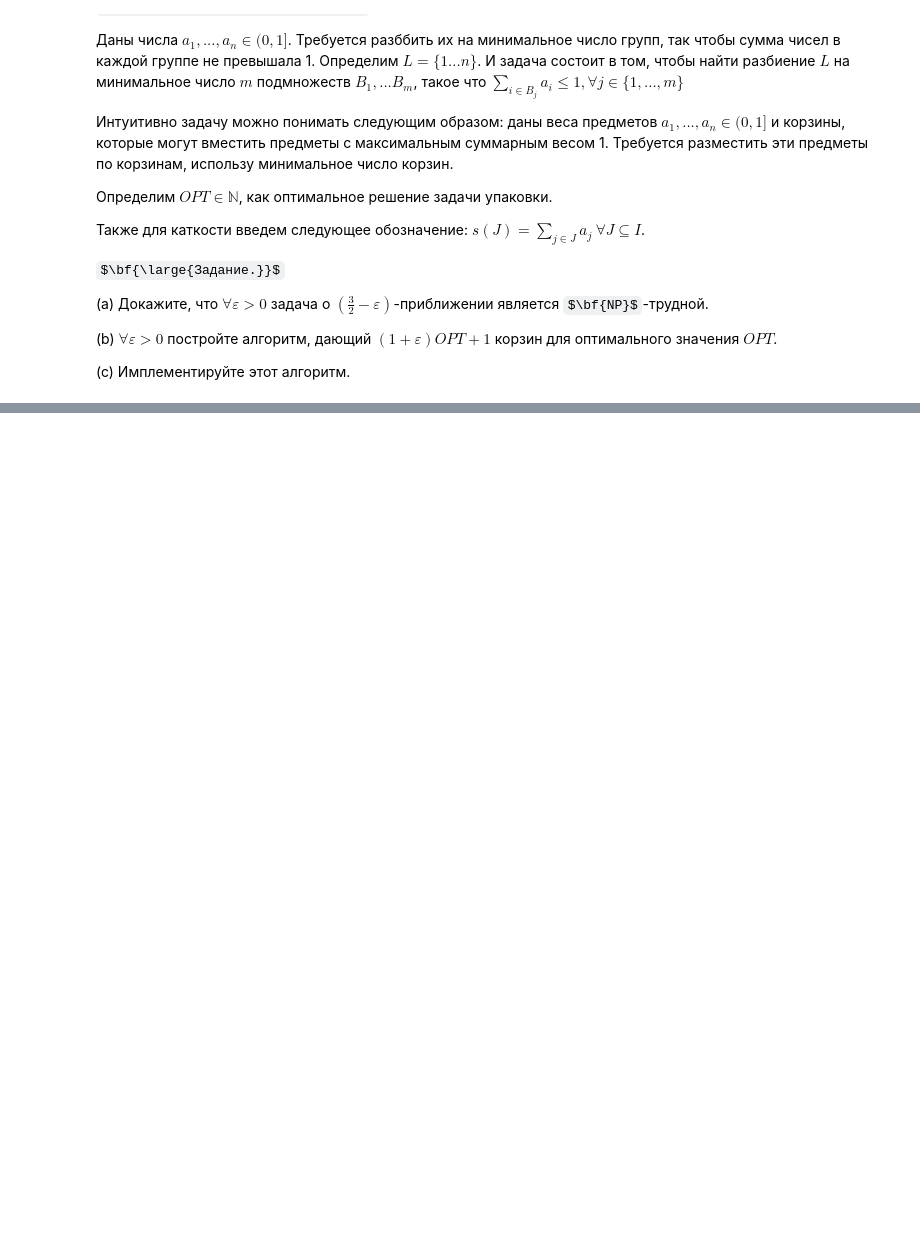
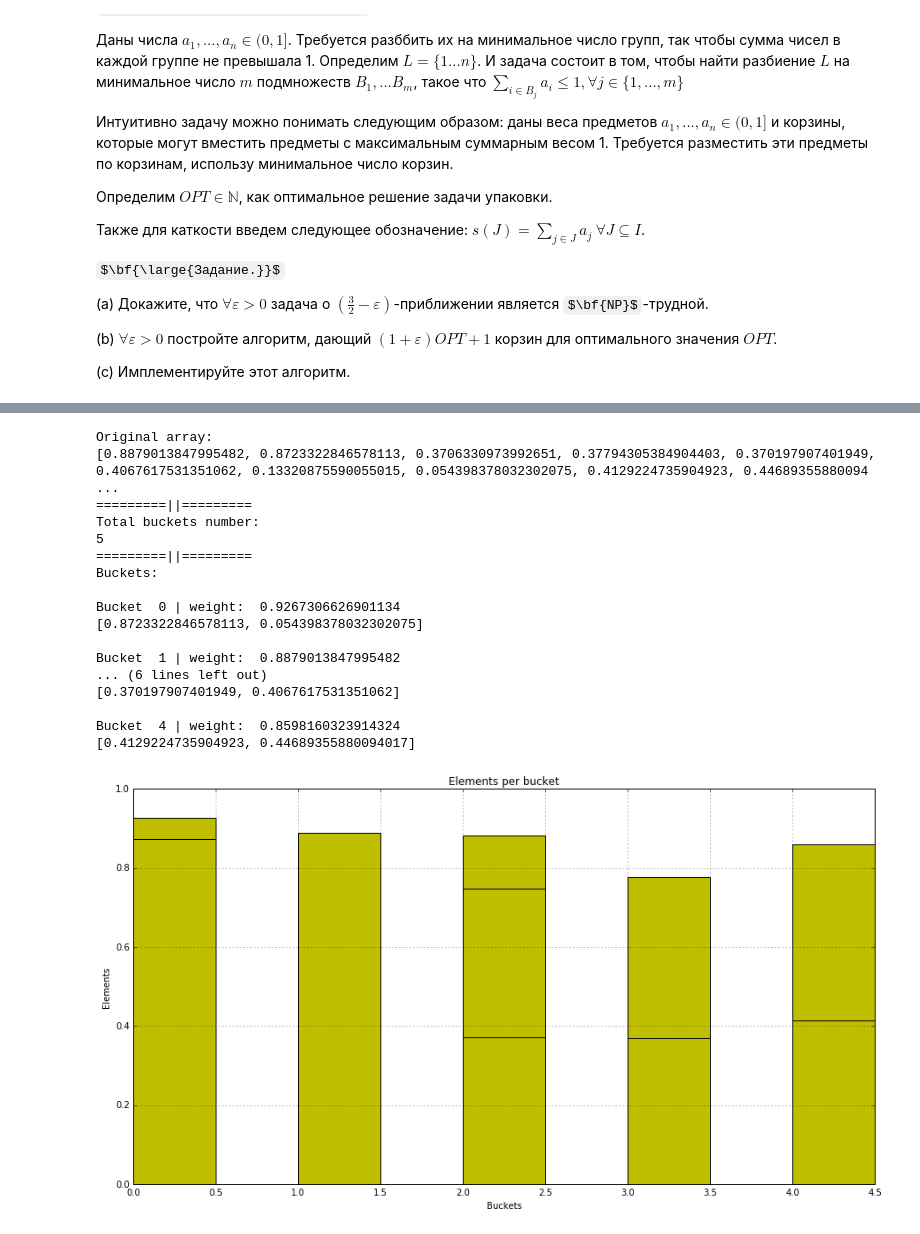
Before and after one commit to KomarovMikhail/Complexity, a Jupyter notebook: theory.ipynb, the cells around one changed output, grey strips where cells are left out. Drawn from its saved outputs; the diff is of its cells as text; code cells hidden in the pictures; some formulas as TeX source; blank space fills up the shorter version.

```diff
--- a/theory.ipynb
+++ b/theory.ipynb
@@ -85,0 +325,24 @@ $k(I) \leq \frac{OPT(I)}{1-\varepsilon} + 1 \leq (1+2\varepsilon)OPT(I) + 1.$
+# %%
+task = Packer(10, 0.7)
+task.run()
+task.print_results()
+task.draw_results()
+# %% [output]
+Original array:
+[0.8879013847995482, 0.8723322846578113, 0.3706330973992651, 0.37794305384904403, 0.370197907401949, 0.4067617531351062, 0.13320875590055015, 0.054398378032302075, 0.4129224735904923, 0.44689355880094 ...
+=========||=========
+Total buckets number:
+5
+=========||=========
+Buckets:
+
+Bucket  0 | weight:  0.9267306626901134
+[0.8723322846578113, 0.054398378032302075]
+
+Bucket  1 | weight:  0.8879013847995482
+... (6 lines left out)
+[0.370197907401949, 0.4067617531351062]
+
+Bucket  4 | weight:  0.8598160323914324
+[0.4129224735904923, 0.44689355880094017]
+[figure, added]
```
Also changed, not shown: parts of 11 cells of this notebook.
